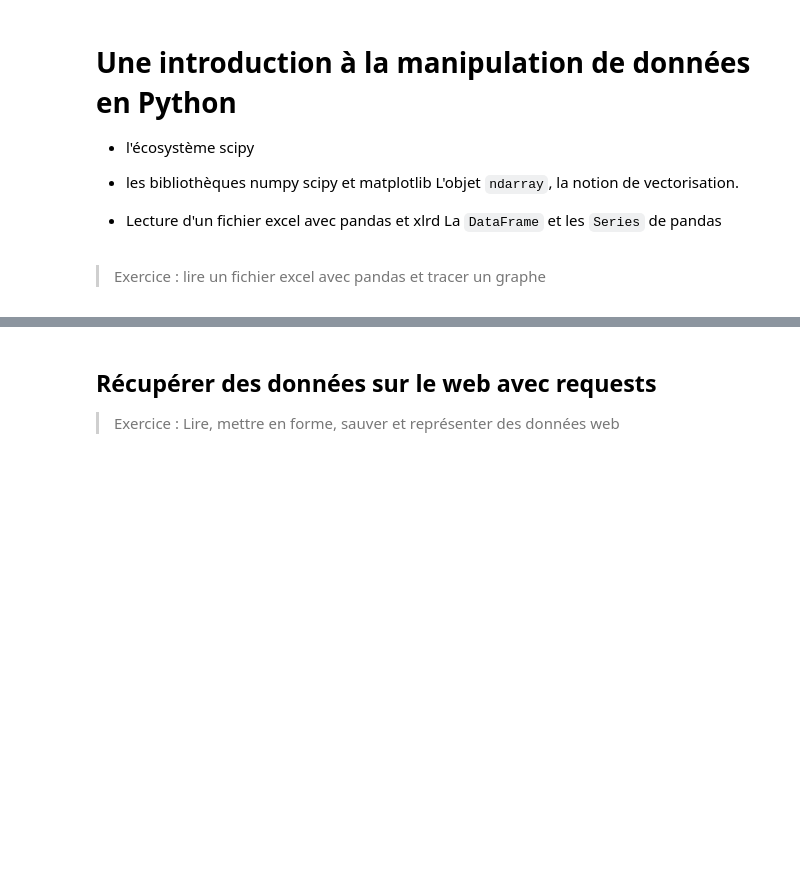
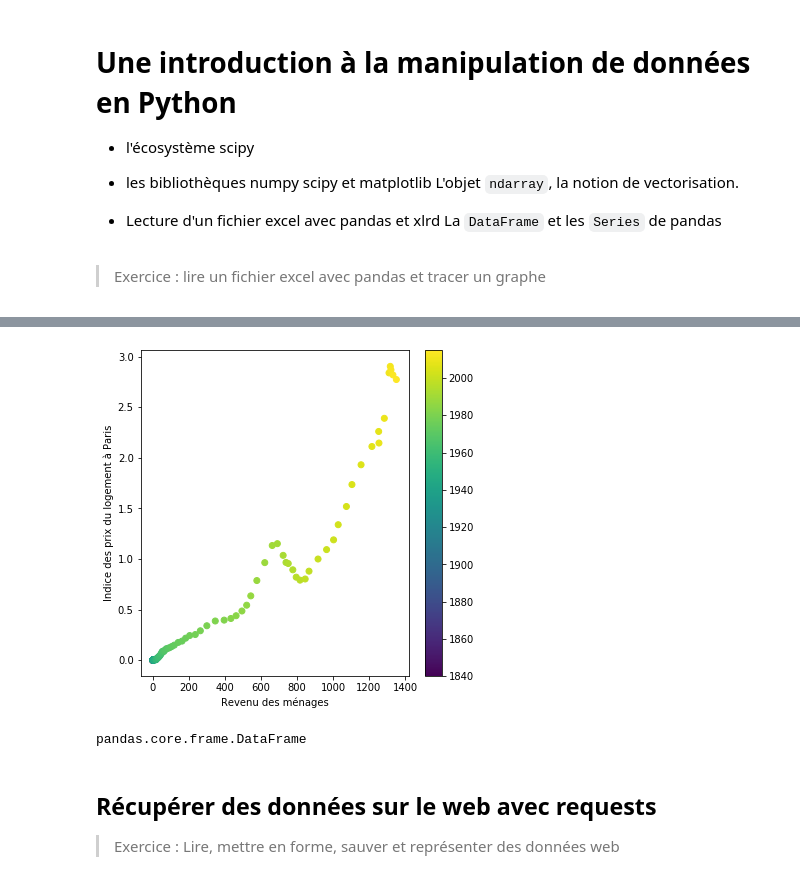
Before and after one commit to glyg/learn_python, a Jupyter notebook: Notes.ipynb, the cells around one changed output, grey strips where cells are left out. Saved outputs shown, nothing was run; the diff lists cells and outputs as text; code cells hidden in the pictures; blank space fills up the shorter version.

```diff
--- a/Notes.ipynb
+++ b/Notes.ipynb
@@ -377,3 +1389,25 @@ import matplotlib.pyplot as plt
+# %%
+fig, ax = plt.subplots()
+
+
+scr = ax.scatter(
+    time_series['RDM'],
+    time_series['Prix_logement_Paris'],
+    c=time_series.index
+)
+
+ax.set_xlabel('Revenu des ménages')
+ax.set_ylabel('Indice des prix du logement à Paris')
+fig.colorbar(scr)
+
+fig.set_size_inches(6, 6)
+fig.savefig("graph.png")
+# %% [output]
+[figure, added]
+# %%
+type(time_series)
+# %% [output]
+pandas.core.frame.DataFrame
 # %% [markdown]
 ## Récupérer des données sur le web avec requests
 
```
Also changed, not shown: parts of 244 cells of this notebook, 9 other files.
